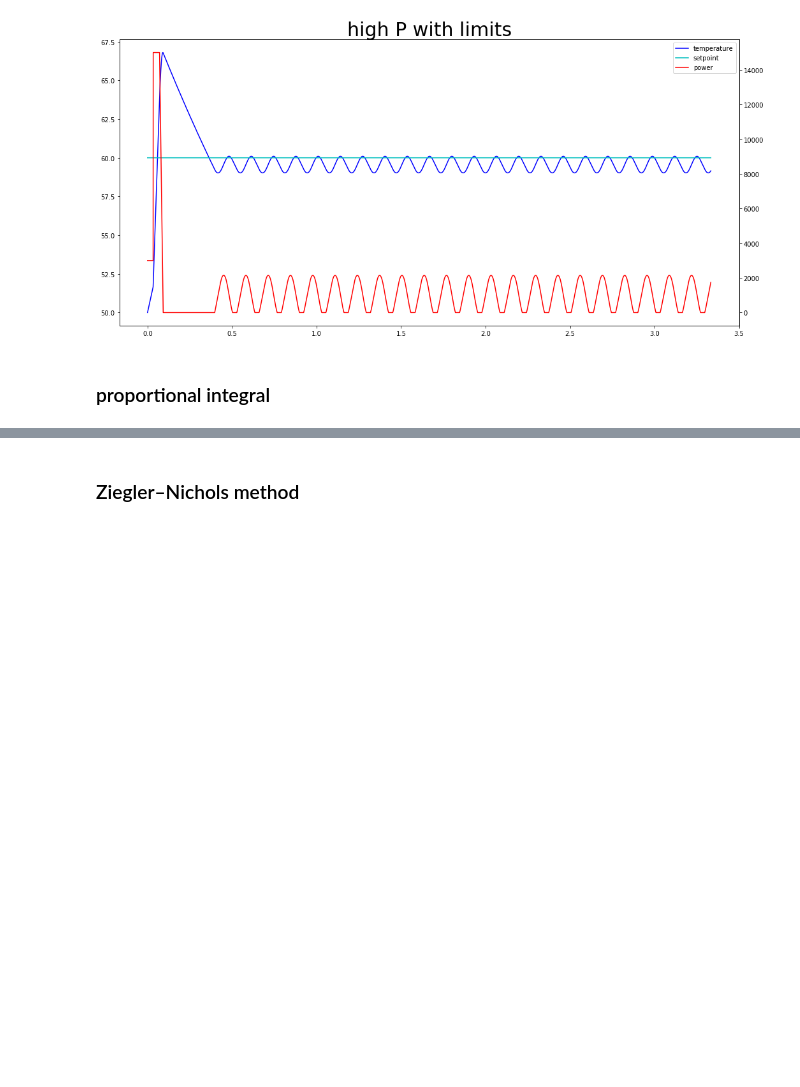
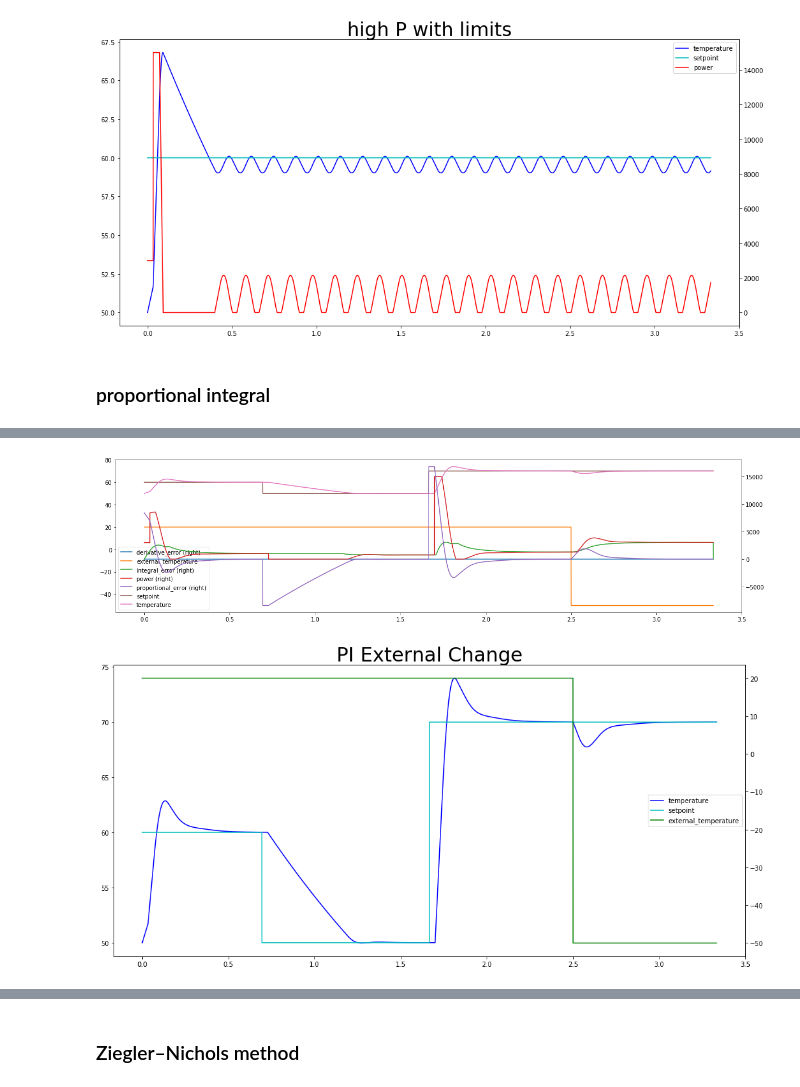
Before and after one commit to mabrek/controllers-2018, a Jupyter notebook: controllers.ipynb, the cells around one changed output, grey strips where cells are left out. Saved outputs shown, nothing was run; the diff lists cells and outputs as text; code cells hidden in the pictures; blank space fills up the shorter version.

```diff
--- a/controllers.ipynb
+++ b/controllers.ipynb
@@ -415,0 +444,18 @@ display(interactive(pid,
+# %%
+left_columns = ['temperature', 'setpoint']
+left_colors = ['b', 'c']
+
+right_columns = ['external_temperature']
+right_colors = ['g']
+# %%
+save_animation(
+    pid(proportional = 840, integral=1.4, derivative=0,
+        clip_range=True, windup_reset=True,
+        derivative_enable = True, derivative_process=False,
+        max_time = 12000
+       ),
+    left_columns, left_colors, right_columns, right_colors,
+    'PI External Change', 'center right')
+# %% [output]
+[figure, added]
+[figure, added]
```
Also changed, not shown: parts of 13 cells of this notebook.
